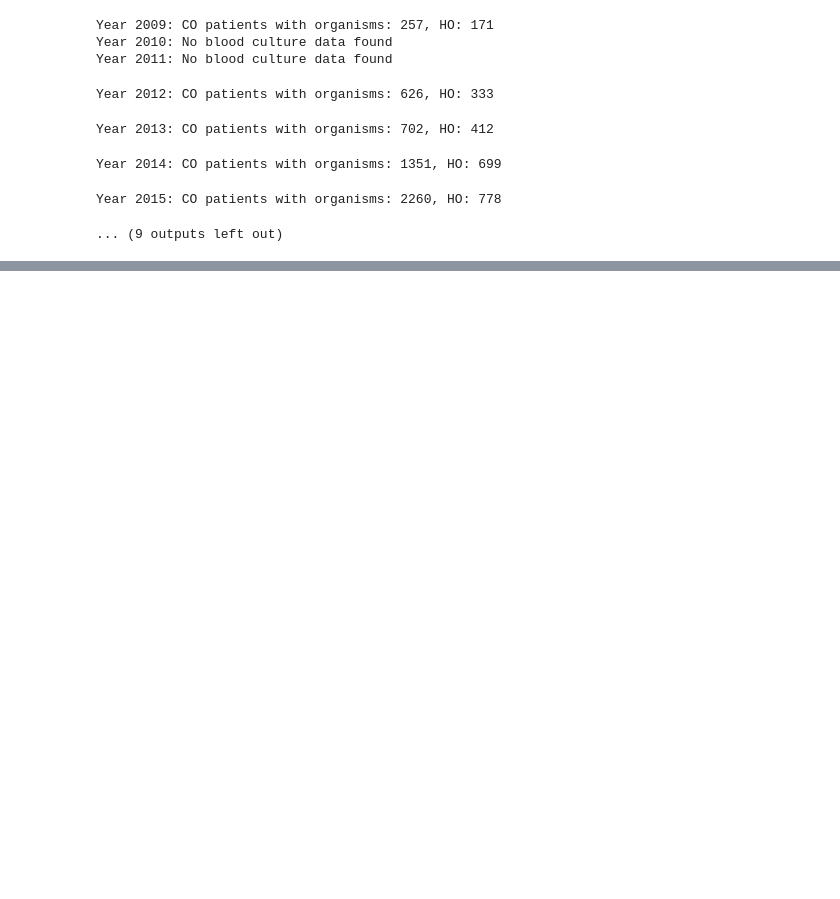
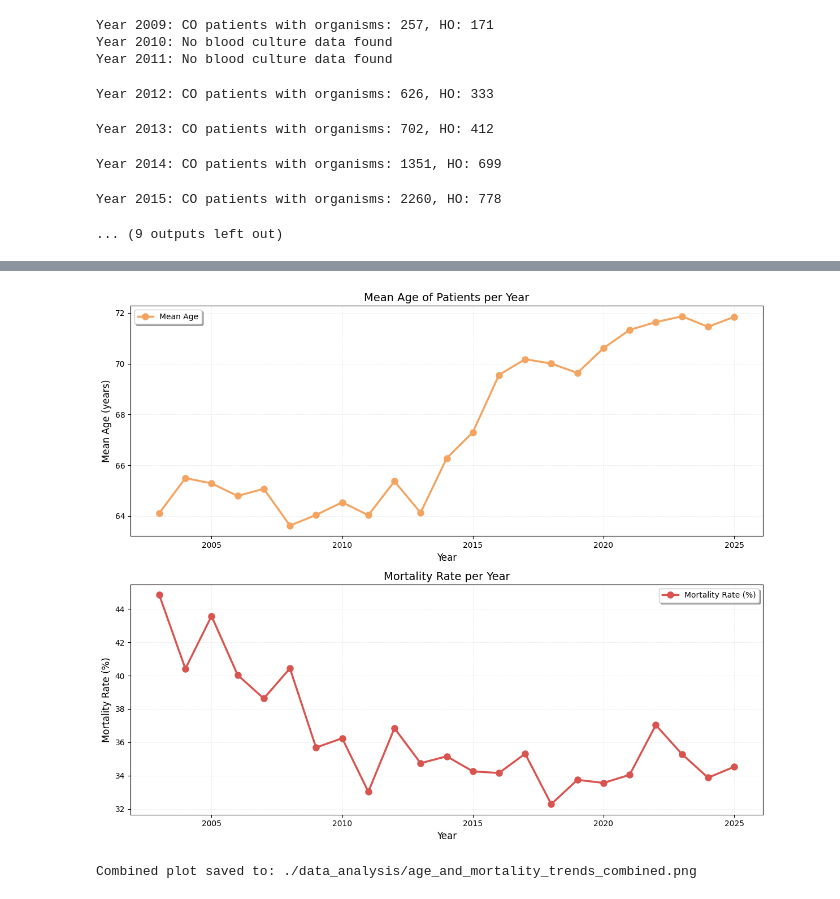
Before and after one commit to Tptpvy/BIOF4001, a Jupyter notebook: data_analysis.ipynb, the cells around one changed output, grey strips where cells are left out. Drawn from its saved outputs; the diff is of its cells as text; code cells hidden in the pictures; blank space fills up the shorter version.

```diff
--- a/data_analysis.ipynb
+++ b/data_analysis.ipynb
@@ -1517,6 +1570,7 @@ plt.tight_layout()
 plt.savefig(os.path.join(ANALYSIS_PATH, 'ase_all_ods_combined.png'), dpi=300, bbox_inches='tight')
 plt.close()
 # %%
+# CO percentage over years
 ase_df = pd.read_csv(os.path.join(ASE_DATA_PATH, 'statistics_summary_ase.csv'))
 
 # Remove row with 'Year' = 'OVERALL'
@@ -1526,7 +1580,7 @@ ase_df = ase_df[ase_df['Year'] != 'OVERALL']
 fig, ax = plt.subplots(figsize=(12, 6))
 
 ax.bar(ase_df['Year'].values, ase_df['CO_pct'].values, color='teal', alpha=1, edgecolor='black', linewidth=1, zorder=2)
-
+ax.set_title('Percentage of Community-Onset (CO) Cases Among ASE Cases by Year', fontsize=14)
 ax.set_xlabel('Year', fontsize=12)
 ax.set_ylabel('Percentage (%)', fontsize=12)
 ax.set_xticks(ase_df['Year'].values)
@@ -1976,0 +1757,67 @@ Year 2014: CO patients with organisms: 4763, HO: 1658
+# %%
+import matplotlib.pyplot as plt
+import pandas as pd
+import os
+
+def analyze_age_and_mortality_combined():
+    # Load data
+    df_age = load_demographic_data()
+    df_age = filter_unique_patients(df_age)
+
+    df_mort = load_demographic_data()
+    df_mort = filter_unique_patients(df_mort)
+
+    # Calculate age statistics
+    age_stats = []
+    years_age = sorted(df_age['Year'].unique())
+    for year in years_age:
+        year_df = df_age[df_age['Year'] == year]
+        ages = year_df['Admission Age (Year) (episode based)'].dropna()
+        if not ages.empty:
+            mean_age = ages.mean()
+            age_stats.append({'Year': year, 'Mean_Age': mean_age})
+
+    # Calculate mortality statistics
+    grouped_df = df_mort.groupby('Year')['Episode Death (Y/N)'].value_counts().unstack(fill_value=0)
+    death_counts = grouped_df.get('Y', pd.Series(0, index=grouped_df.index))
+    total_counts = grouped_df.sum(axis=1)
+    mortality_rate = (death_counts / total_counts * 100).fillna(0)
+    years_mort = grouped_df.index
+
+    # Create figure with 2 vertically stacked subplots
+    fig, (ax1, ax2) = plt.subplots(2, 1, figsize=(12, 10))
+
+    # Subplot 1: Mean Age Trend (Top - Yellow)
+    ax1.plot([stat['Year'] for stat in age_stats], [stat['Mean_Age'] for stat in age_stats],
+             marker='o', markersize=8, linewidth=2.5, color='#F4A460',  # golden/orange-yellow
+             linestyle='-', zorder=2)
+    ax1.set_xlabel('Year', fontsize=12)
+    ax1.set_ylabel('Mean Age (years)', fontsize=12)
+    ax1.set_title('Mean Age of Patients per Year', fontsize=14)
+    ax1.legend(['Mean Age'], loc='best', frameon=True, fancybox=True, shadow=True)
+    ax1.grid(True, alpha=0.3, linestyle='--', linewidth=0.5, zorder=1)
+
+    # Subplot 2: Mortality Rate Trend (Bottom - Red)
+    ax2.plot(years_mort, mortality_rate, marker='o', markersize=8, linewidth=2.5,
+             color='#D9534F', linestyle='-', zorder=2)
+    ax2.set_xlabel('Year', fontsize=12)
+    ax2.set_ylabel('Mortality Rate (%)', fontsize=12)
+    ax2.set_title('Mortality Rate per Year', fontsize=14)
+    ax2.legend(['Mortality Rate (%)'], loc='best', frameon=True, fancybox=True, shadow=True)
+    ax2.grid(True, alpha=0.3, linestyle='--', linewidth=0.5, zorder=1)
+
+    # Adjust layout to prevent overlap
+    plt.tight_layout()
+
+    # Save combined figure
+    plt.savefig(os.path.join(ANALYSIS_PATH, 'age_and_mortality_trends_combined.png'), dpi=300, bbox_inches='tight')
+    plt.show()
+
+    print(f"Combined plot saved to: {os.path.join(ANALYSIS_PATH, 'age_and_mortality_trends_combined.png')}")
+
+
+# Call the function
+analyze_age_and_mortality_combined()
+# %% [output]
+[figure, added]
+Combined plot saved to: ./data_analysis/age_and_mortality_trends_combined.png
```
Also changed, not shown: parts of 11 cells of this notebook, 53 other files.
